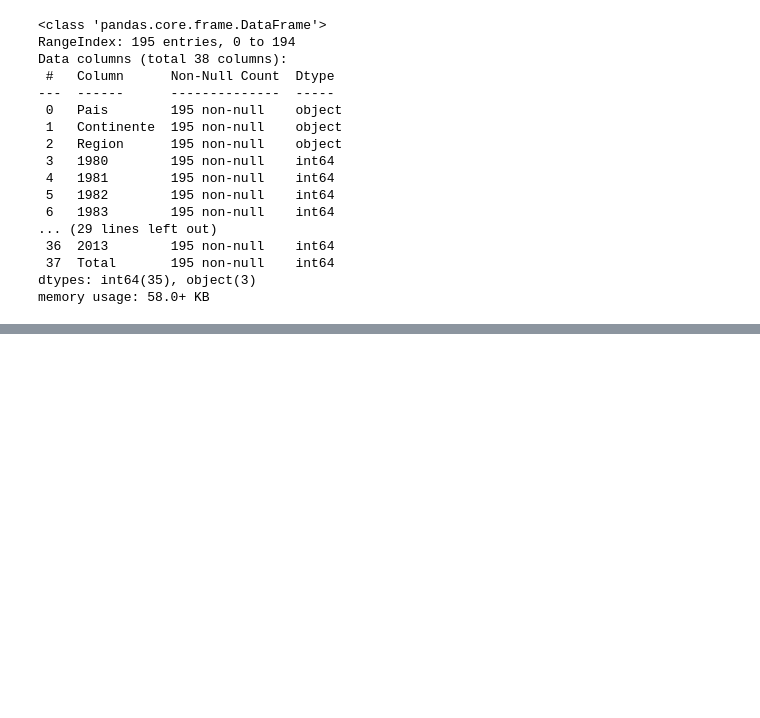
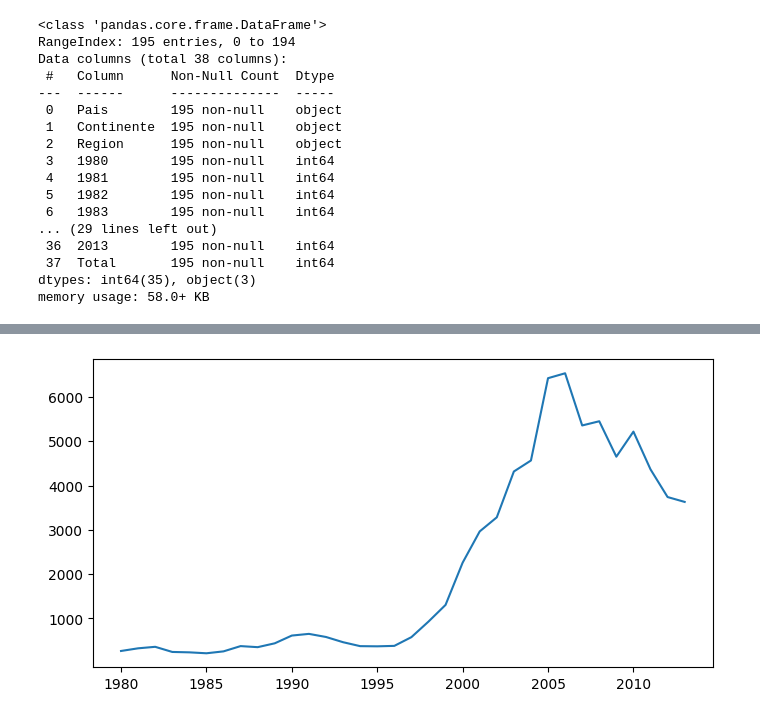
Before and after one commit to Goyo0117970/Challenge-1-de-Ciencia-de-datos-Alura, a Jupyter notebook: visualizacion_de_datos_con_python.ipynb, the cells around one changed output, grey strips where cells are left out. Drawn from its saved outputs; the diff is of its cells as text; code cells hidden in the pictures; blank space fills up the shorter version.

```diff
--- a/visualizacion_de_datos_con_python.ipynb
+++ b/visualizacion_de_datos_con_python.ipynb
@@ -40,0 +59,3 @@ memory usage: 58.0+ KB
+# %%
+anos = list(map(str,range(1980,2014)))
+anos
@@ -40,0 +80,3 @@ memory usage: 58.0+ KB
+# %%
+colombia = df.loc['Colombia', anos]
+colombia
@@ -40,0 +102,7 @@ memory usage: 58.0+ KB
+# %%
+col_dict = {'Año': colombia.index.tolist(),
+            'Inmigrantes' : colombia.values.tolist()}
+col_dict
+# %%
+datos_col =pd.DataFrame(col_dict)
+datos_col.tail()
@@ -40,0 +118,8 @@ memory usage: 58.0+ KB
+# %%
+plt.figure(figsize=(8,4))
+plt.plot(datos_col['Año'],datos_col['Inmigrantes'])
+plt.yticks([1000,2000,3000,4000,5000,6000])
+plt.xticks(['1980','1985','1990','1995','2000','2005','2010'])
+plt.show()
+# %% [output]
+[figure, added]
```
Also changed, not shown: parts of 5 cells of this notebook.
